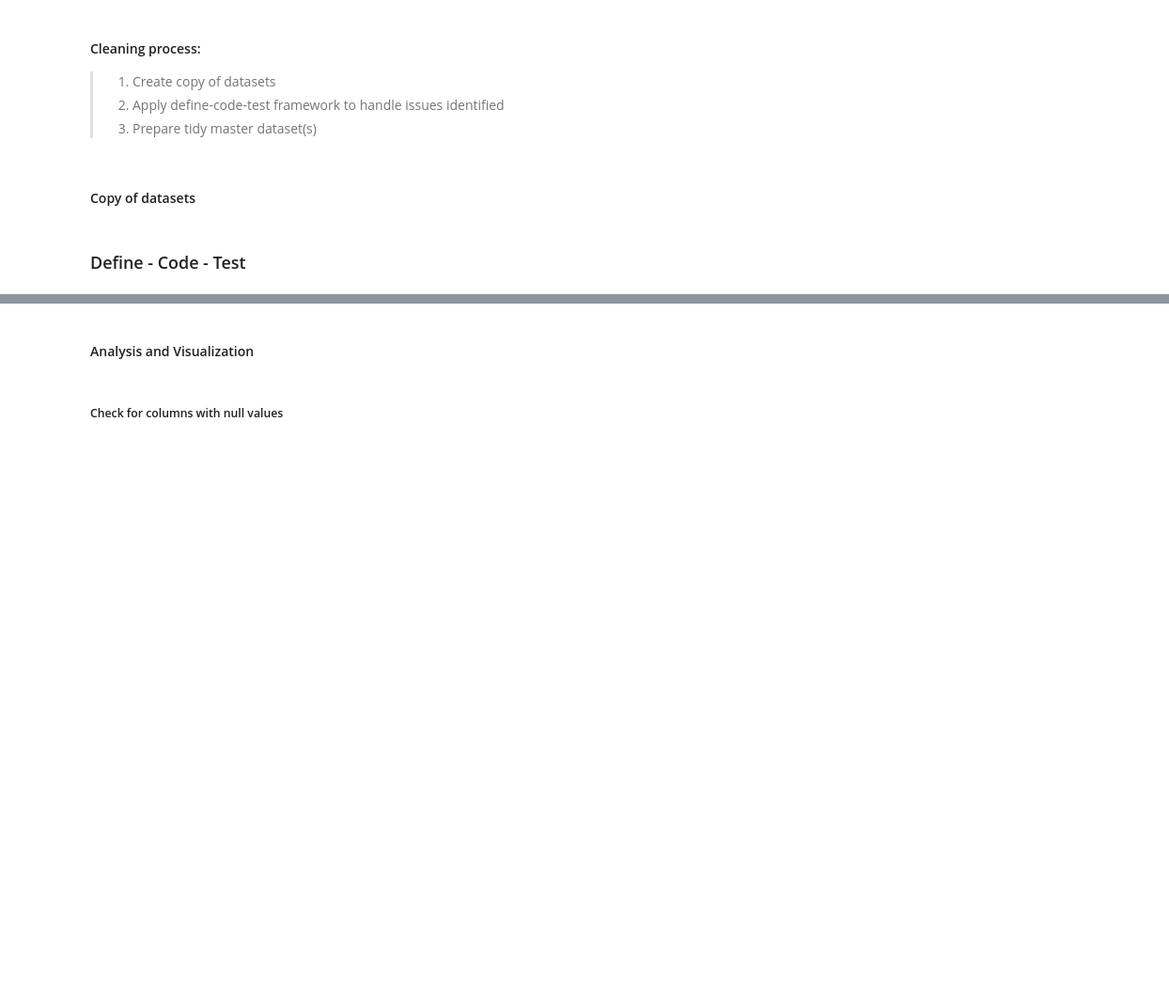
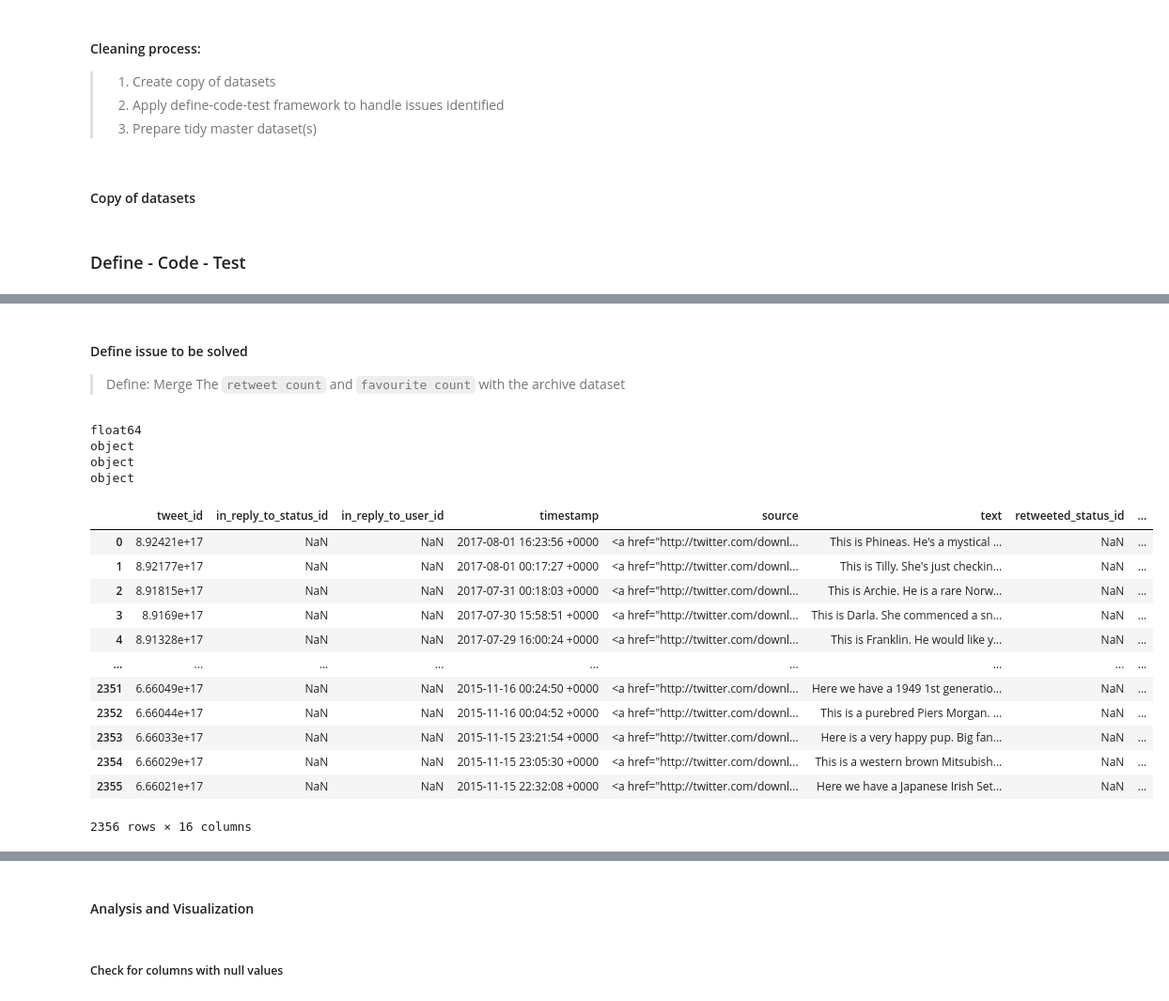
Before and after one commit to PeterBaraka/WeRateDogs-Twitter-Archive-Analysis, a Jupyter notebook: wrangle_act.ipynb, the cells around one changed output, grey strips where cells are left out. Shown at 94% size. Saved outputs shown, nothing was run; the diff lists cells and outputs as text; code cells hidden in the pictures; blank space fills up the shorter version.

```diff
--- a/wrangle_act.ipynb
+++ b/wrangle_act.ipynb
@@ -573,0 +462,4 @@ df_Mined = pd.read_csv('datasets/twitter_mined.csv')
+# %%
+# Code solution of issue
+Archive['stage']=None
+Archive['stage'] = Archive.doggo + Archive.floofer + Archive.pupper + Archive.puppo
@@ -573,0 +479,3 @@ df_Mined = pd.read_csv('datasets/twitter_mined.csv')
+# %%
+# Remove the unecessary words none
+Archive['stage'] = Archive['stage'].map(lambda x: x.replace("None",""))
@@ -573,0 +495,8 @@ df_Mined = pd.read_csv('datasets/twitter_mined.csv')
+# %%
+# Replace the unecessary merged results and drop the unecessary columns
+# Replace values
+Archive.loc[Archive.stage == 'doggopupper', 'stage'] = 'doggo, pupper'
+Archive.loc[Archive.stage == 'doggopuppo', 'stage'] = 'doggo, puppo'
+Archive.loc[Archive.stage == 'doggofloofer', 'stage'] = 'doggo, floofer'
+# Drop columns
+Archive.drop(['doggo', 'floofer', 'pupper', 'puppo'], axis =1, inplace=True)
@@ -573,0 +516,31 @@ df_Mined = pd.read_csv('datasets/twitter_mined.csv')
+# %% [markdown]
+#### Define issue to be solved
+
+> Define: Merge The `retweet count` and `favourite count` with the archive dataset
+# %%
+# Code solution of issue
+minedTweetData = pd.DataFrame(minedTweetData, columns=["tweet_id",'retweet_count', 'favorite_count']).to_csv('datasets/twitter_mined.csv')
+Archive.tweet_id = Archive.tweet_id.astype('str')
+Archive = pd.merge(Archive, minedTweetData,
+                on=['tweet_id'], how='left')
+# %% [output]
+float64
+object
+object
+object
+# %%
+Archive
+# %% [output]
+|  | tweet_id | in_reply_to_status_id | in_reply_to_user_id | timestamp | source | text | retweeted_status_id | ... |
+| 0 | 8.92421e+17 | NaN | NaN | 2017-08-01 16:23:56 +0000 | <a href="http://twitter.com/downl... | This is Phineas. He's a mystical ... | NaN | ... |
+| 1 | 8.92177e+17 | NaN | NaN | 2017-08-01 00:17:27 +0000 | <a href="http://twitter.com/downl... | This is Tilly. She's just checkin... | NaN | ... |
+| 2 | 8.91815e+17 | NaN | NaN | 2017-07-31 00:18:03 +0000 | <a href="http://twitter.com/downl... | This is Archie. He is a rare Norw... | NaN | ... |
+| 3 | 8.9169e+17 | NaN | NaN | 2017-07-30 15:58:51 +0000 | <a href="http://twitter.com/downl... | This is Darla. She commenced a sn... | NaN | ... |
+| 4 | 8.91328e+17 | NaN | NaN | 2017-07-29 16:00:24 +0000 | <a href="http://twitter.com/downl... | This is Franklin. He would like y... | NaN | ... |
+| ... | ... | ... | ... | ... | ... | ... | ... | ... |
+| 2351 | 6.66049e+17 | NaN | NaN | 2015-11-16 00:24:50 +0000 | <a href="http://twitter.com/downl... | Here we have a 1949 1st generatio... | NaN | ... |
+| 2352 | 6.66044e+17 | NaN | NaN | 2015-11-16 00:04:52 +0000 | <a href="http://twitter.com/downl... | This is a purebred Piers Morgan. ... | NaN | ... |
+| 2353 | 6.66033e+17 | NaN | NaN | 2015-11-15 23:21:54 +0000 | <a href="http://twitter.com/downl... | Here is a very happy pup. Big fan... | NaN | ... |
+| 2354 | 6.66029e+17 | NaN | NaN | 2015-11-15 23:05:30 +0000 | <a href="http://twitter.com/downl... | This is a western brown Mitsubish... | NaN | ... |
+| 2355 | 6.66021e+17 | NaN | NaN | 2015-11-15 22:32:08 +0000 | <a href="http://twitter.com/downl... | Here we have a Japanese Irish Set... | NaN | ... |
+2356 rows × 16 columns
```
Also changed, not shown: parts of 89 cells of this notebook, 6 other files.
